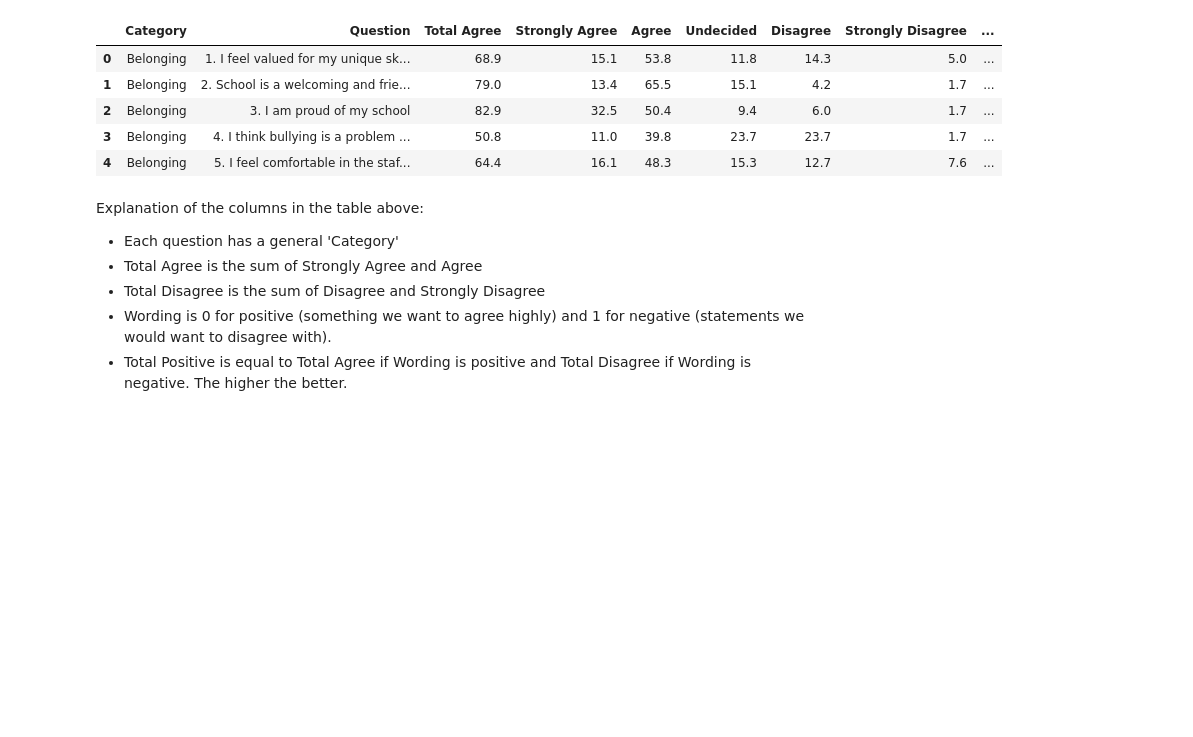
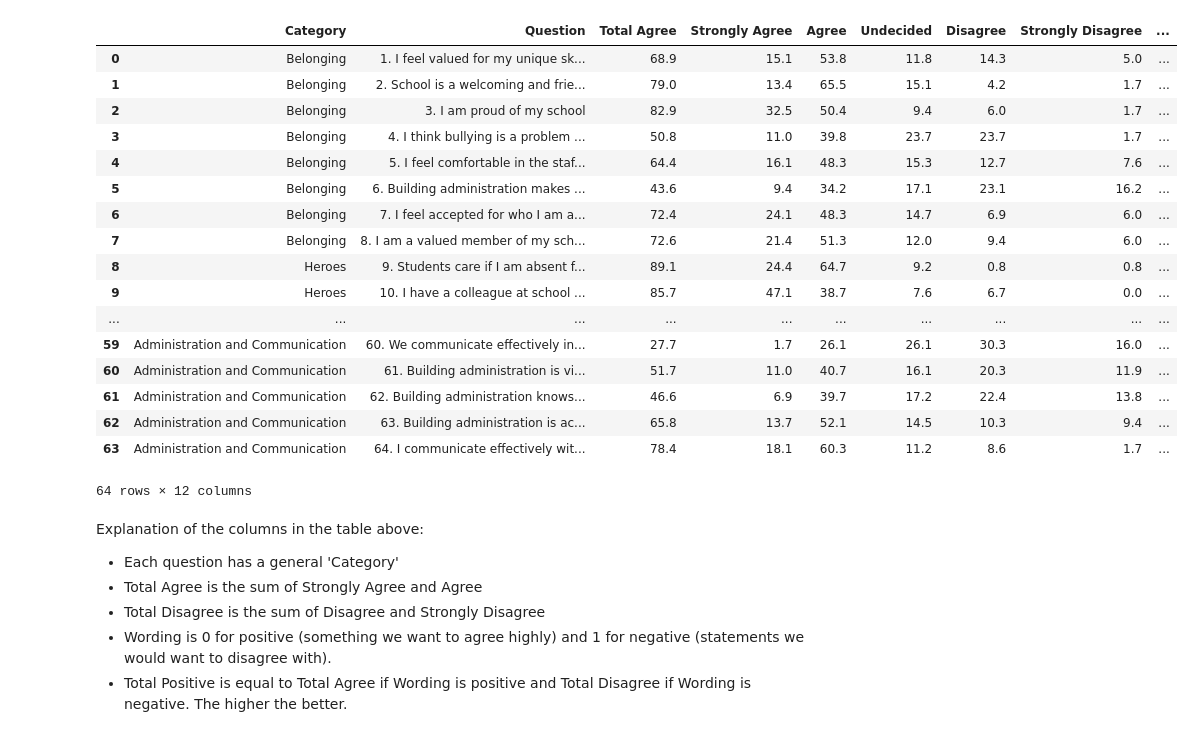
Before and after one commit to scottyla19/my_voice, a Jupyter notebook: My Voice.ipynb, the cells around one changed output. Cells and saved outputs as stored; diff of their text form; code cells hidden in the pictures; blank space fills up the shorter version.

```diff
--- a/My Voice.ipynb
+++ b/My Voice.ipynb
@@ -9,23 +11,35 @@ import matplotlib.pyplot as plt
 # %%
 staff = pd.read_csv('staff_my_voice.csv')
 students = pd.read_csv('student_my_voice.csv')
 staff.rename(columns = {'Total in Agreement': 'Total Agree', 'Disagree.1':'Strongly Disagree'}, inplace=True)
 students.rename(columns = {'Total in Agreement': 'Total Agree', 'Disagree.1':'Strongly Disagree'}, inplace=True)
 
 for c in staff.columns[2:-1]:
     staff[c] = staff[c].str.replace('%', '')
     staff[c] = staff[c].astype(float)
     students[c] = students[c].str.replace('%', '')
     students[c] = students[c].astype(float)
 
-staff.head()
+display(staff)
 # %% [output]
 |  | Category | Question | Total Agree | Strongly Agree | Agree | Undecided | Disagree | Strongly Disagree | ... |
 | 0 | Belonging | 1. I feel valued for my unique sk... | 68.9 | 15.1 | 53.8 | 11.8 | 14.3 | 5.0 | ... |
 | 1 | Belonging | 2. School is a welcoming and frie... | 79.0 | 13.4 | 65.5 | 15.1 | 4.2 | 1.7 | ... |
 | 2 | Belonging | 3. I am proud of my school | 82.9 | 32.5 | 50.4 | 9.4 | 6.0 | 1.7 | ... |
 | 3 | Belonging | 4. I think bullying is a problem ... | 50.8 | 11.0 | 39.8 | 23.7 | 23.7 | 1.7 | ... |
 | 4 | Belonging | 5. I feel comfortable in the staf... | 64.4 | 16.1 | 48.3 | 15.3 | 12.7 | 7.6 | ... |
+| 5 | Belonging | 6. Building administration makes ... | 43.6 | 9.4 | 34.2 | 17.1 | 23.1 | 16.2 | ... |
+| 6 | Belonging | 7. I feel accepted for who I am a... | 72.4 | 24.1 | 48.3 | 14.7 | 6.9 | 6.0 | ... |
+| 7 | Belonging | 8. I am a valued member of my sch... | 72.6 | 21.4 | 51.3 | 12.0 | 9.4 | 6.0 | ... |
+| 8 | Heroes | 9. Students care if I am absent f... | 89.1 | 24.4 | 64.7 | 9.2 | 0.8 | 0.8 | ... |
+| 9 | Heroes | 10. I have a colleague at school ... | 85.7 | 47.1 | 38.7 | 7.6 | 6.7 | 0.0 | ... |
+| ... | ... | ... | ... | ... | ... | ... | ... | ... | ... |
+| 59 | Administration and Communication | 60. We communicate effectively in... | 27.7 | 1.7 | 26.1 | 26.1 | 30.3 | 16.0 | ... |
+| 60 | Administration and Communication | 61. Building administration is vi... | 51.7 | 11.0 | 40.7 | 16.1 | 20.3 | 11.9 | ... |
+| 61 | Administration and Communication | 62. Building administration knows... | 46.6 | 6.9 | 39.7 | 17.2 | 22.4 | 13.8 | ... |
+| 62 | Administration and Communication | 63. Building administration is ac... | 65.8 | 13.7 | 52.1 | 14.5 | 10.3 | 9.4 | ... |
+| 63 | Administration and Communication | 64. I communicate effectively wit... | 78.4 | 18.1 | 60.3 | 11.2 | 8.6 | 1.7 | ... |
+64 rows × 12 columns
 # %% [markdown]
 Explanation of the columns in the table above:
 - Each question has a general 'Category'
```
Also changed, not shown: parts of 8 cells of this notebook.
